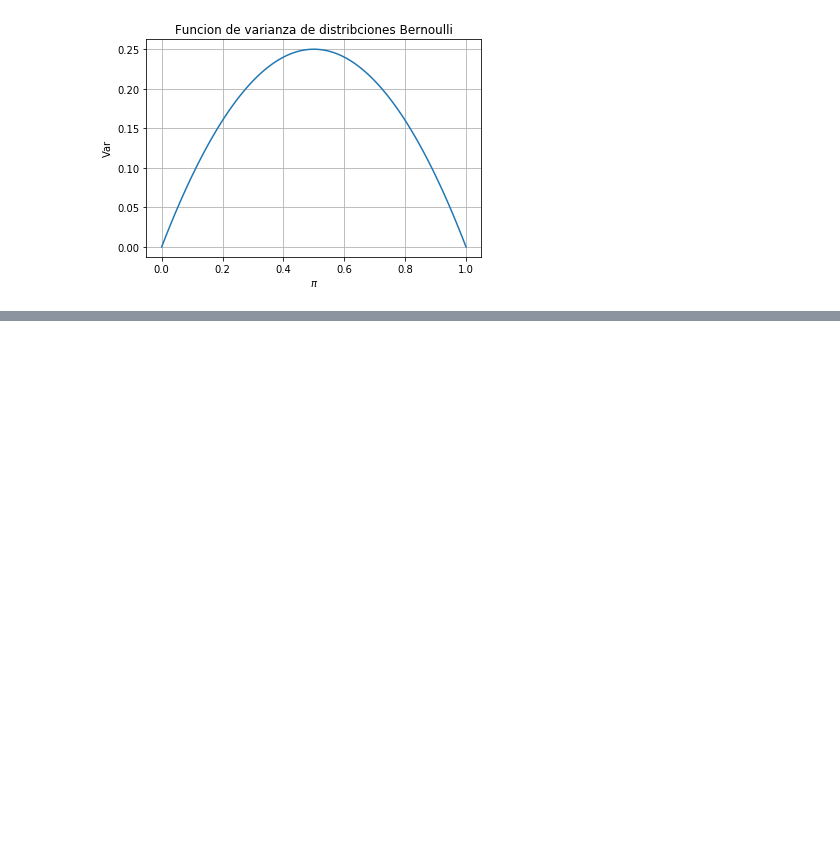
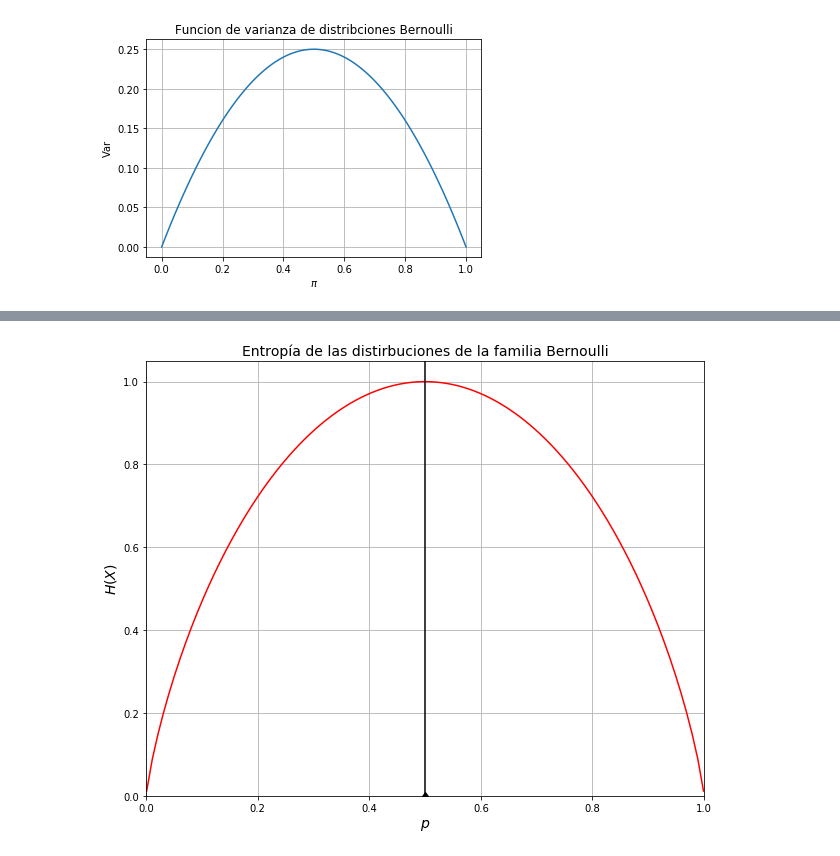
Before and after one commit to dabarbosa10/UN_AI, a Jupyter notebook: Week2/Session4.ipynb, the cells around one changed output, grey strips where cells are left out. Saved outputs shown, nothing was run; the diff lists cells and outputs as text; code cells hidden in the pictures; blank space fills up the shorter version.

```diff
--- a/Week2/Session4.ipynb
+++ b/Week2/Session4.ipynb
@@ -49,0 +66,15 @@ plt.show()
+# %%
+fig=plt.figure(figsize=(10,8))
+H_ber=lambda X: -np.sum(X*np.log2(X),axis=1) # Function to estimate the entropy of a bernoulli distribution
+p=np.linspace(1e-3,1-1e-3,100)
+probs_X=np.vstack([p,1-p]).T
+plt.plot(p,H_ber(probs_X),'r')
+plt.xlabel("$p$",fontsize =14)
+plt.ylabel("$H(X)$",fontsize =14)
+plt.ylim([0,1.05])
+plt.xlim([0,1])
+plt.title('Entropía de las distirbuciones de la familia Bernoulli',fontsize =14)
+plt.axvline(0.5, 0, 10,marker='d',color='k')
+plt.grid()
+# %% [output]
+[figure, added]
```
Also changed, not shown: parts of 1 cell of this notebook.
